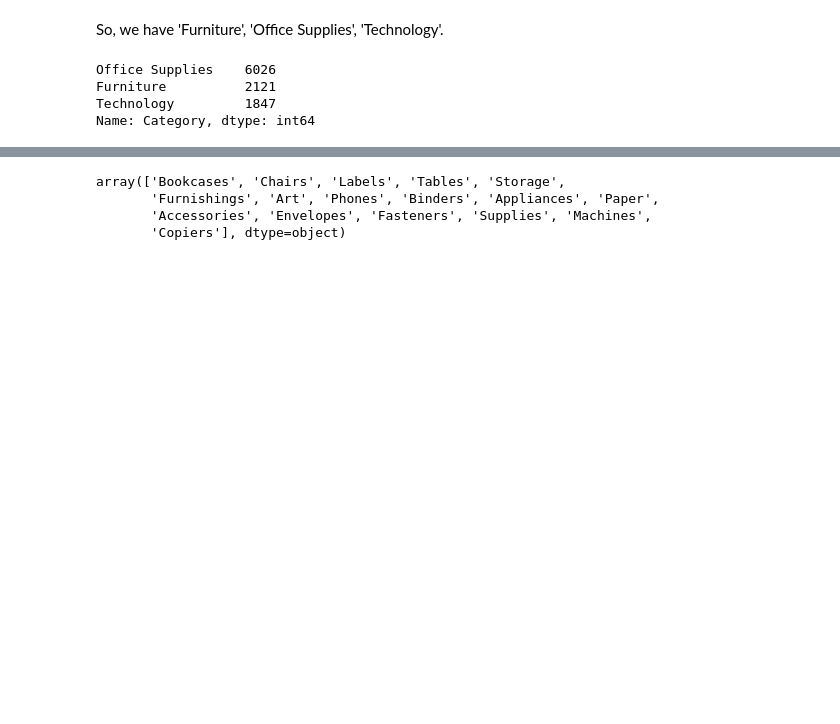
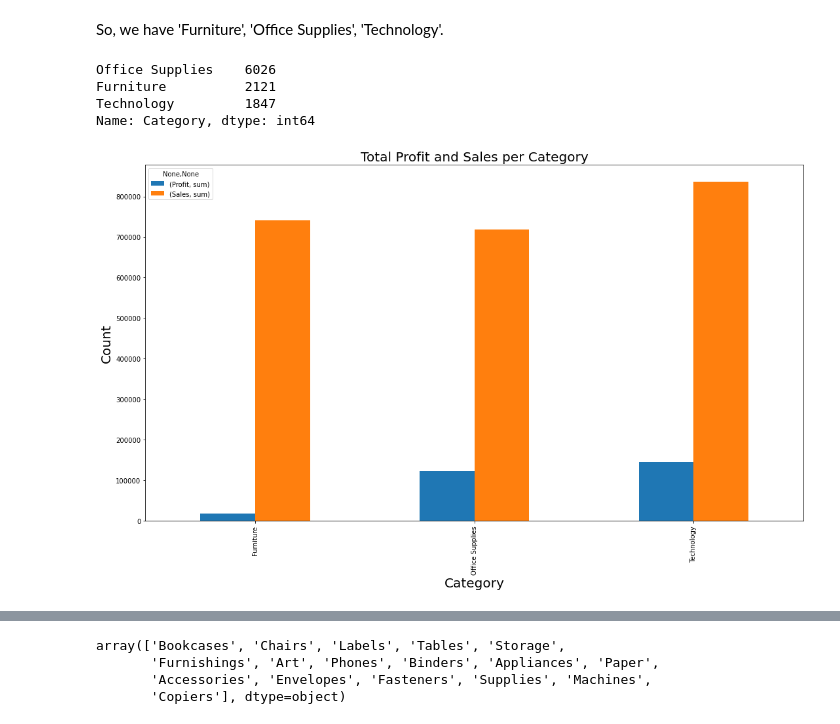
Before and after one commit to HayalDargin/Springboard_Work, a Jupyter notebook: Final project /Time Series Data_Store/Hayal_Final_Data Wrangling and EDA.ipynb, the cells around one changed output, grey strips where cells are left out. Drawn from its saved outputs; the diff is of its cells as text; code cells hidden in the pictures; blank space fills up the shorter version.

```diff
--- a/Final project /Time Series Data_Store/Hayal_Final_Data Wrangling and EDA.ipynb
+++ b/Final project /Time Series Data_Store/Hayal_Final_Data Wrangling and EDA.ipynb
@@ -180,3 +180,12 @@ Office Supplies    6026
 Furniture          2121
 Technology         1847
 Name: Category, dtype: int64
+# %%
+#Total Profit and sales per category
+Df.groupby('Category')['Profit','Sales'].agg(['sum']).plot.bar(figsize= (18,10))
+plt.ylabel('Count', size = 20)
+plt.xlabel('Category', size = 20)
+plt.title('Total Profit and Sales per Category', size = 20)
+plt.show()
+# %% [output]
+[figure, added]
```
Also changed, not shown: parts of 58 cells of this notebook.
